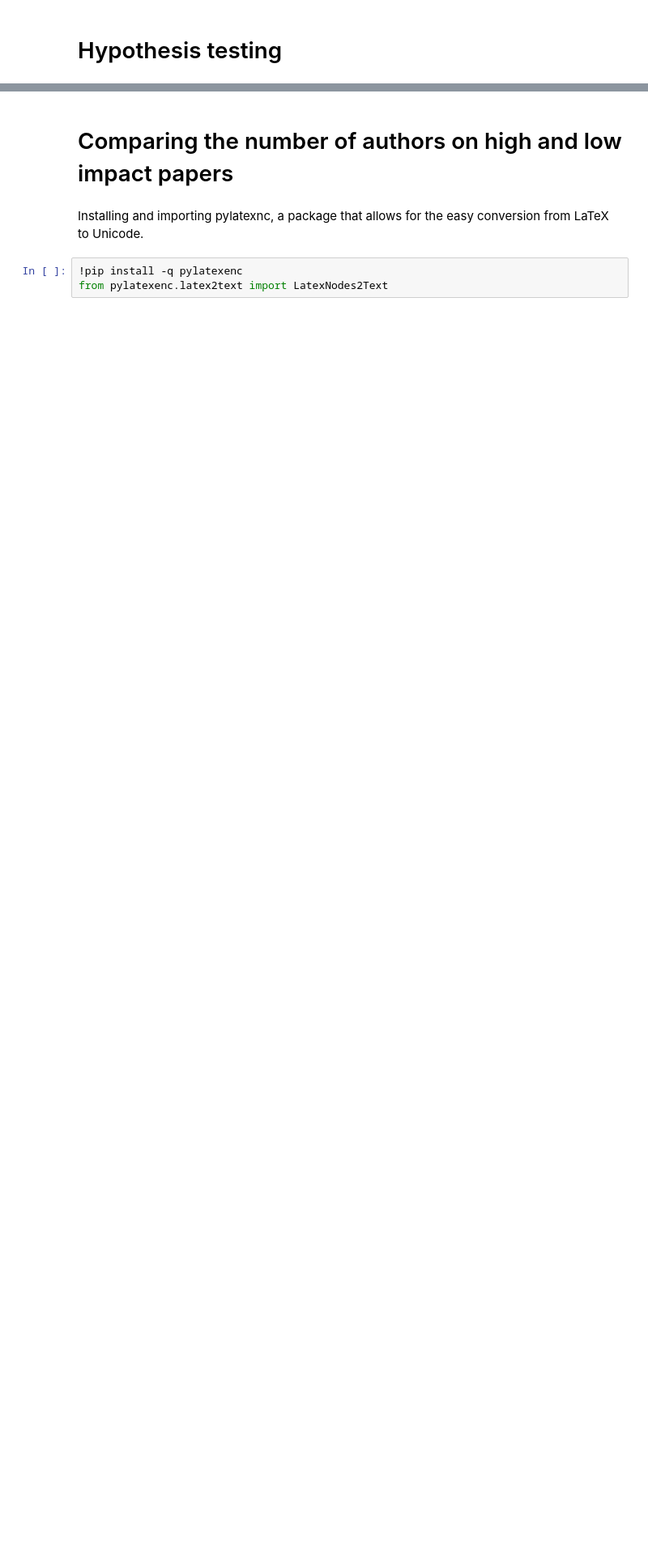
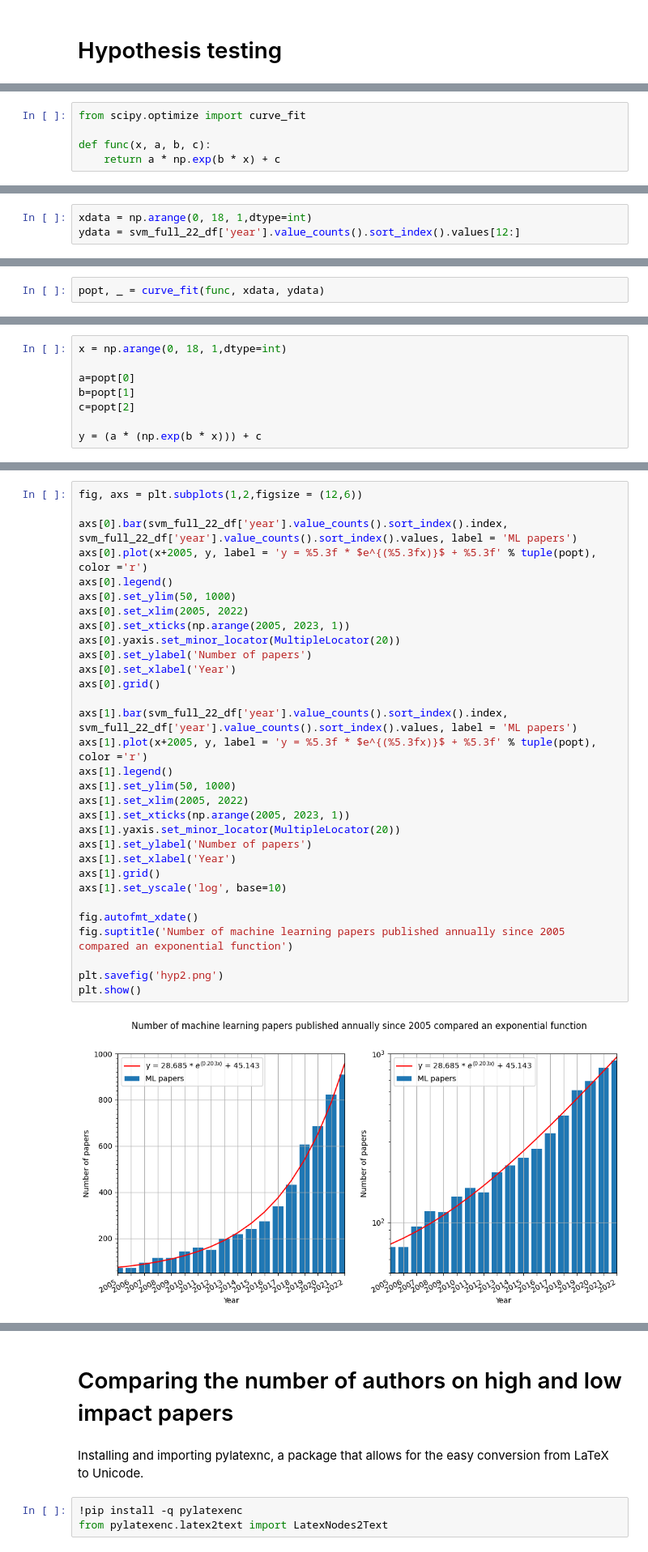
Before and after one commit to TomGervers/arXiv_astro_ML, a Jupyter notebook: arXiv_exploration.ipynb, the cells around one changed output, grey strips where cells are left out. Shown at 81% size. Cells and saved outputs as stored; diff of their text form; blank space fills up the shorter version.

```diff
--- a/arXiv_exploration.ipynb
+++ b/arXiv_exploration.ipynb
@@ -465,0 +495,5 @@ plt.show()
+# %%
+from scipy.optimize import curve_fit
+
+def func(x, a, b, c):
+    return a * np.exp(b * x) + c
@@ -465,0 +502,3 @@ plt.show()
+# %%
+xdata = np.arange(0, 18, 1,dtype=int)
+ydata = svm_full_22_df['year'].value_counts().sort_index().values[12:]
@@ -465,0 +507,2 @@ plt.show()
+# %%
+popt, _ = curve_fit(func, xdata, ydata)
@@ -465,0 +511,8 @@ plt.show()
+# %%
+x = np.arange(0, 18, 1,dtype=int)
+
+a=popt[0]
+b=popt[1]
+c=popt[2]
+
+y = (a * (np.exp(b * x))) + c
@@ -465,0 +523,33 @@ plt.show()
+# %%
+fig, axs = plt.subplots(1,2,figsize = (12,6))
+
+axs[0].bar(svm_full_22_df['year'].value_counts().sort_index().index, svm_full_22_df['year'].value_counts().sort_index().values, label = 'ML papers')
+axs[0].plot(x+2005, y, label = 'y = %5.3f * $e^{(%5.3fx)}$ + %5.3f' % tuple(popt), color ='r')
+axs[0].legend()
+axs[0].set_ylim(50, 1000)
+axs[0].set_xlim(2005, 2022)
+axs[0].set_xticks(np.arange(2005, 2023, 1))
+axs[0].yaxis.set_minor_locator(MultipleLocator(20))
+axs[0].set_ylabel('Number of papers')
+axs[0].set_xlabel('Year')
+axs[0].grid()
+
+axs[1].bar(svm_full_22_df['year'].value_counts().sort_index().index, svm_full_22_df['year'].value_counts().sort_index().values, label = 'ML papers')
+axs[1].plot(x+2005, y, label = 'y = %5.3f * $e^{(%5.3fx)}$ + %5.3f' % tuple(popt), color ='r')
+axs[1].legend()
+axs[1].set_ylim(50, 1000)
+axs[1].set_xlim(2005, 2022)
+axs[1].set_xticks(np.arange(2005, 2023, 1))
+axs[1].yaxis.set_minor_locator(MultipleLocator(20))
+axs[1].set_ylabel('Number of papers')
+axs[1].set_xlabel('Year')
+axs[1].grid()
+axs[1].set_yscale('log', base=10)
+
+fig.autofmt_xdate()
+fig.suptitle('Number of machine learning papers published annually since 2005 compared an exponential function')
+
+plt.savefig('hyp2.png')
+plt.show()
+# %% [output]
+[figure, added]
```
Also changed, not shown: parts of 68 cells of this notebook.
